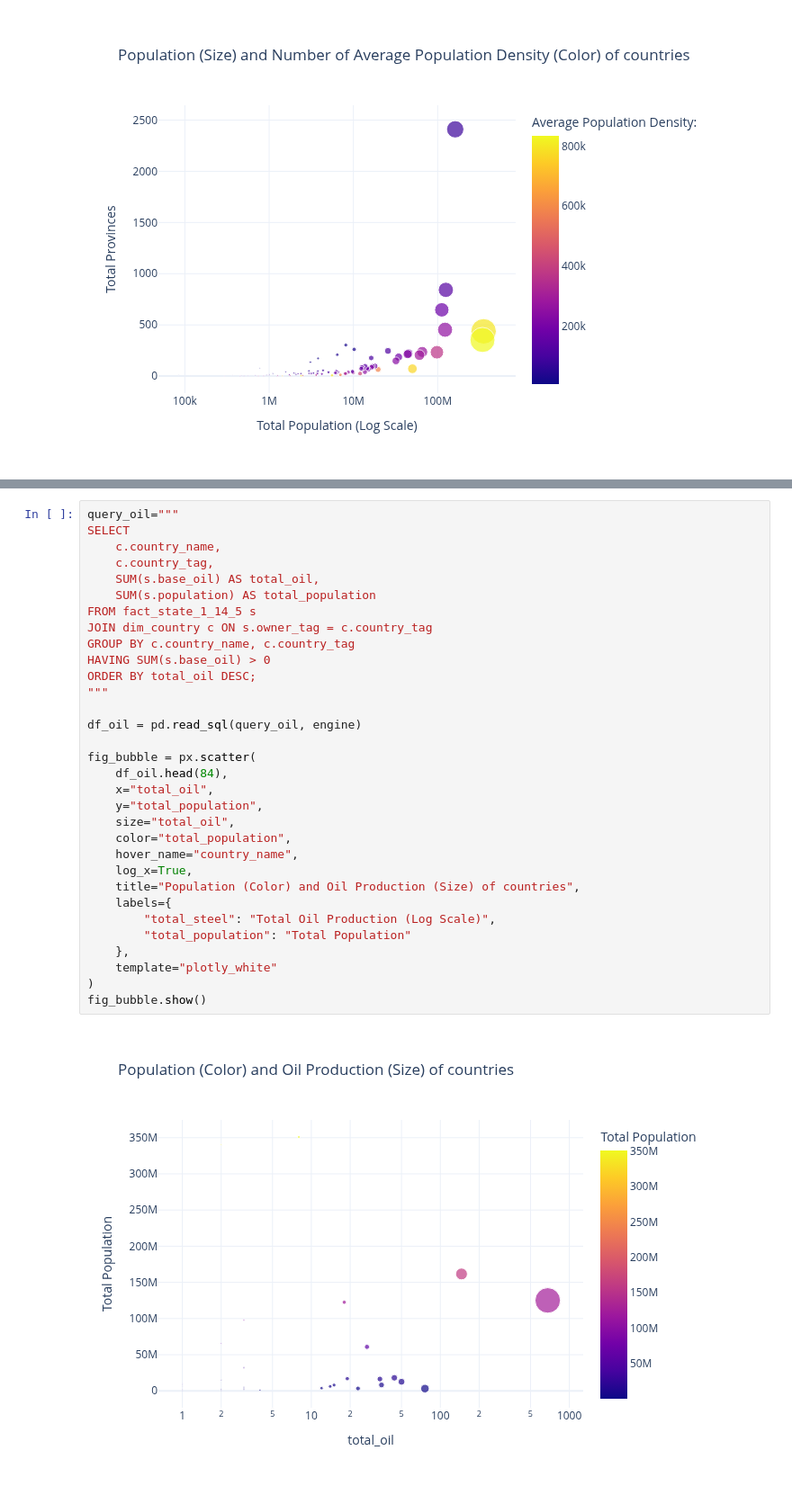
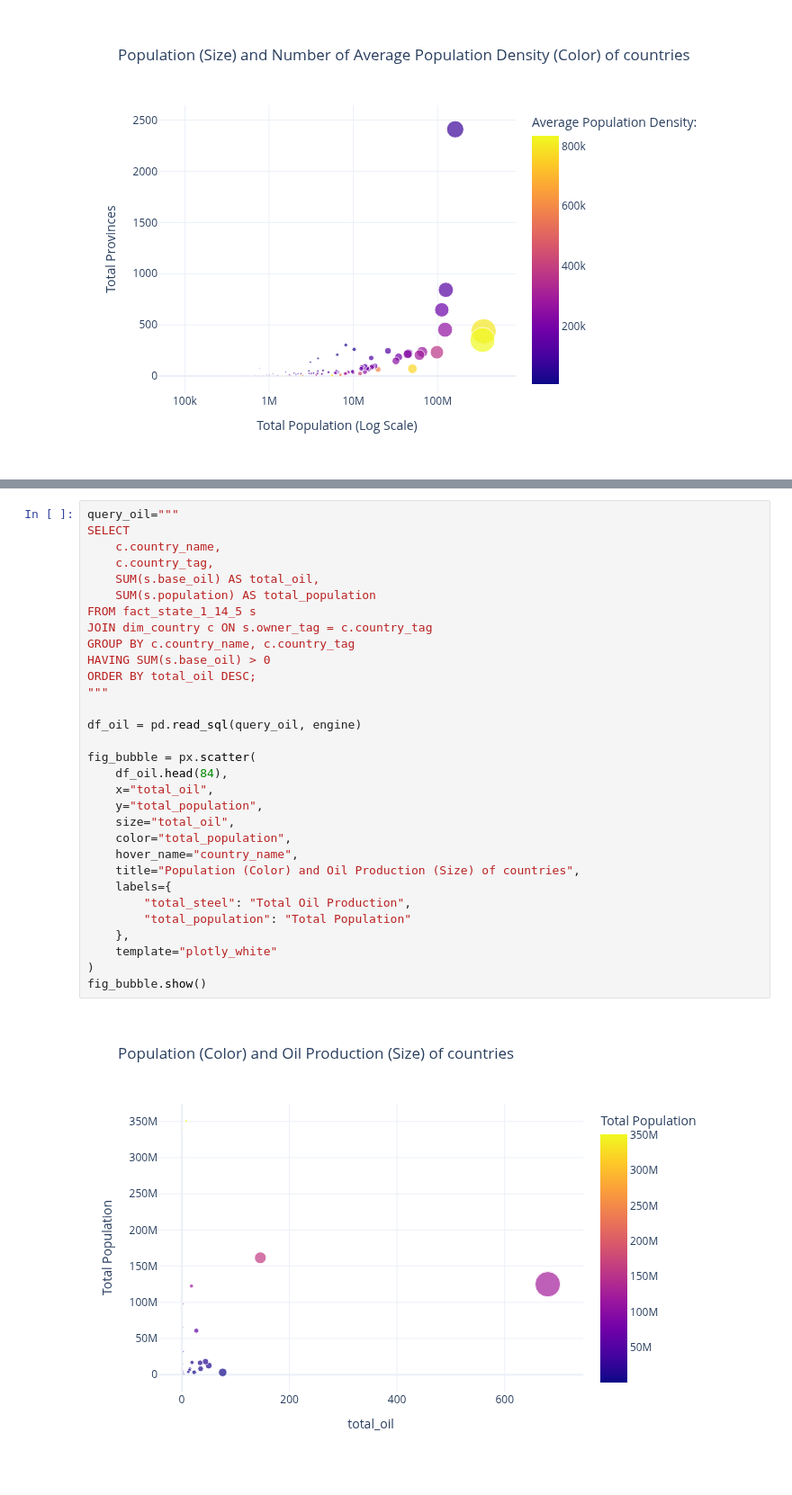
Before and after one commit to KhoiLeDinh/HOI4-Resources-Database-Analysis-Project, a Jupyter notebook: notebooks/analysis.ipynb, the cells around one changed output, grey strips where cells are left out. Shown at 90% size. Saved outputs shown, nothing was run; the diff lists cells and outputs as text.

```diff
--- a/notebooks/analysis.ipynb
+++ b/notebooks/analysis.ipynb
@@ -136,33 +171,32 @@ fig_bubble.show()
 query_oil="""
 SELECT
     c.country_name,
     c.country_tag,
     SUM(s.base_oil) AS total_oil,
     SUM(s.population) AS total_population
 FROM fact_state_1_14_5 s
 JOIN dim_country c ON s.owner_tag = c.country_tag
 GROUP BY c.country_name, c.country_tag
 HAVING SUM(s.base_oil) > 0
 ORDER BY total_oil DESC;
 """
 
 df_oil = pd.read_sql(query_oil, engine)
 
 fig_bubble = px.scatter(
     df_oil.head(84),
     x="total_oil",
     y="total_population",
     size="total_oil",
     color="total_population",
     hover_name="country_name",
-    log_x=True,
     title="Population (Color) and Oil Production (Size) of countries",
     labels={
-        "total_steel": "Total Oil Production (Log Scale)",
+        "total_steel": "Total Oil Production",
         "total_population": "Total Population"
     },
     template="plotly_white"
 )
 fig_bubble.show()
 # %% [output]
-[figure, old version]
+[figure, new version]
```
Also changed, not shown: parts of 4 cells of this notebook.
